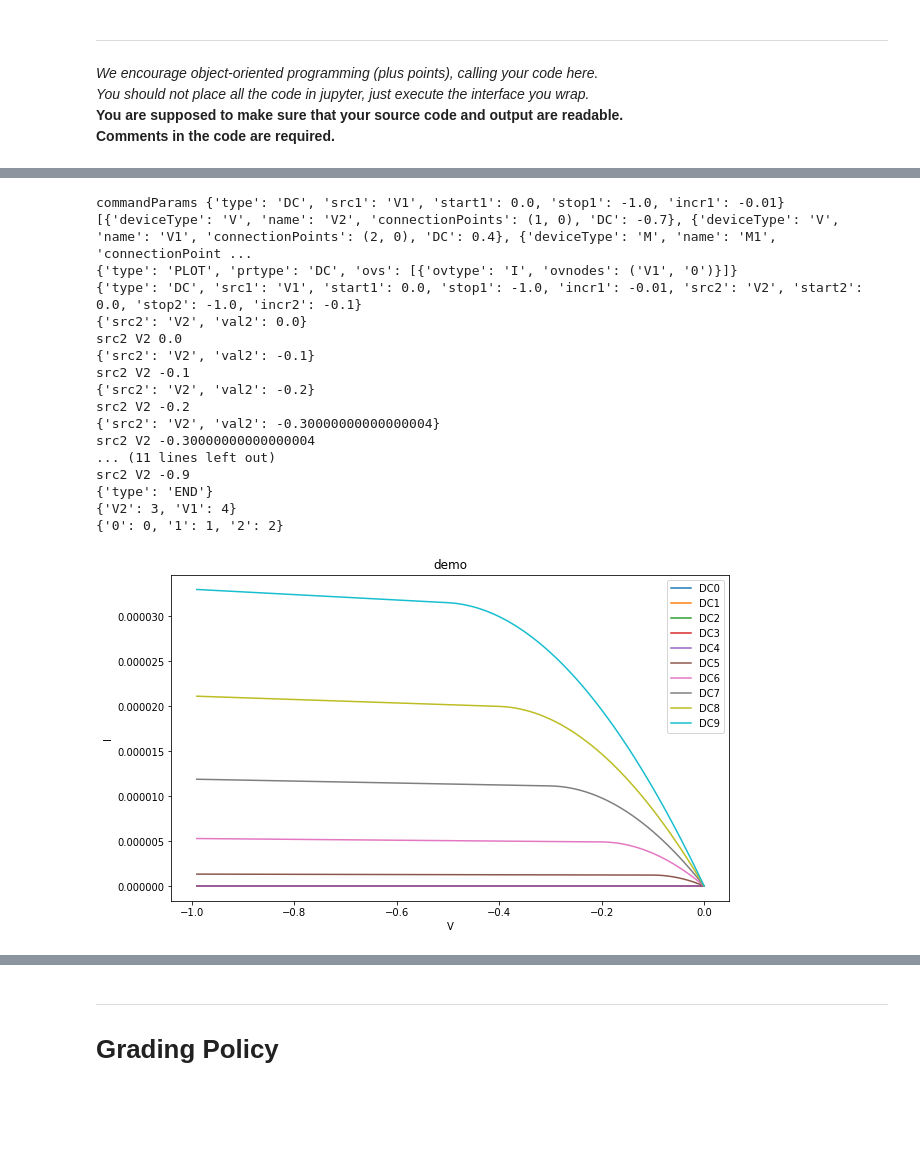
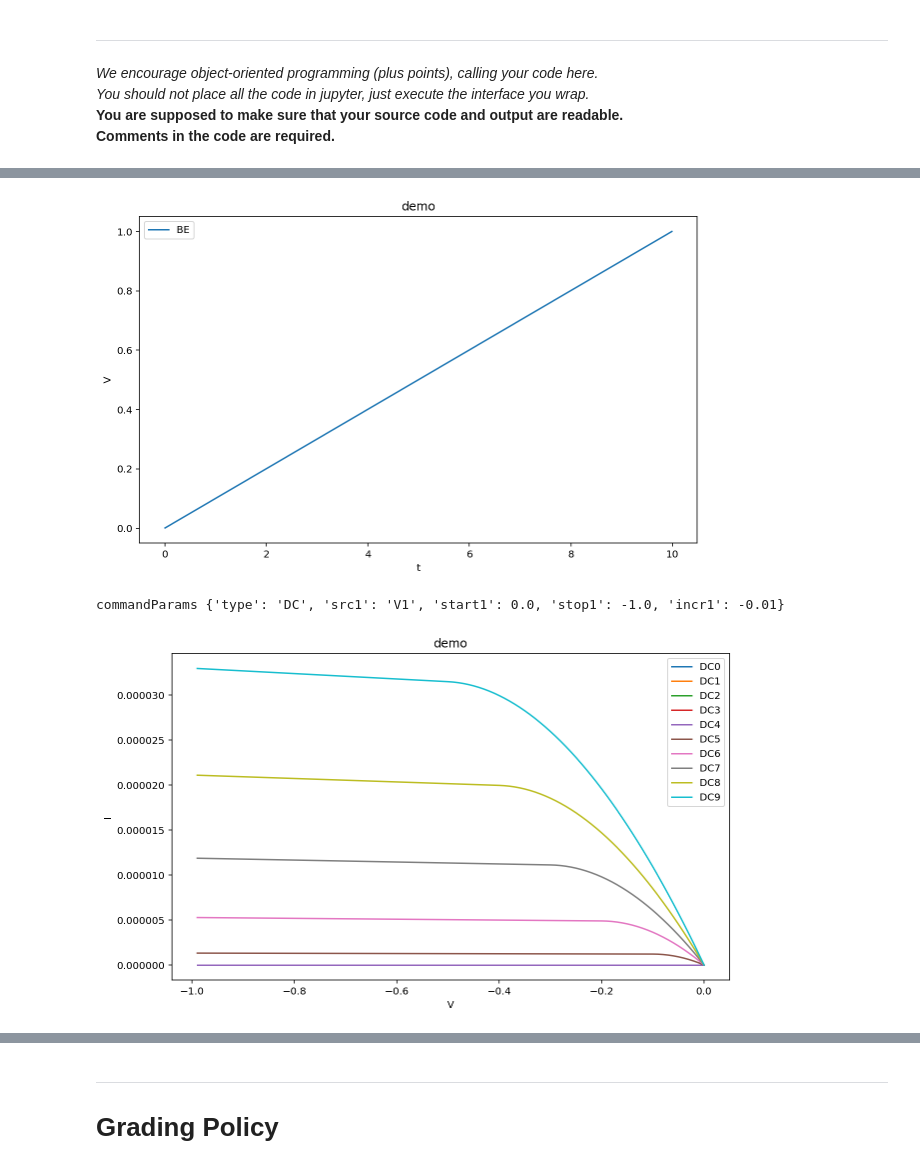
Before and after one commit to GaryYuyjl/EDAproject, a Jupyter notebook: 515260910007_JialiYu_HW4.ipynb, the cells around one changed output, grey strips where cells are left out. Cells and saved outputs as stored; diff of their text form; code cells hidden in the pictures; blank space fills up the shorter version.

```diff
--- a/515260910007_JialiYu_HW4.ipynb
+++ b/515260910007_JialiYu_HW4.ipynb
@@ -83,8 +108,24 @@ C4 2 0 5
+# %%
+from Spice import Spice
+netlist2 = '''
+*netlist example 1
+I1 0 1 1
+D2 1 2
+C3 2 0 10
+.print TRAN V(2,0)
+.end
+'''
+mySpice = Spice()
+mySpice.parse(netlist2)
+mySpice.solveTran(method='BE', step=0.01, stop = 1000)
+mySpice.plotTranWithMatplotlib(step=0.01, stop = 1000)
+# %% [output]
+[figure, added]
 # %%
 # simulate the mosfet
 # PMOS DCT:
+# Ids - Vds
 netlist = """
-*netlist example 1
 *netlist example 1
 V2 1 0 -0.7
 V1 2 0 0.4
@@ -101,23 +142,7 @@ mySpice.parse(netlist)
 mySpice.plotDCWithMatplotlib(0, -1, -0.01)
 # %% [output]
 commandParams {'type': 'DC', 'src1': 'V1', 'start1': 0.0, 'stop1': -1.0, 'incr1': -0.01}
-[{'deviceType': 'V', 'name': 'V2', 'connectionPoints': (1, 0), 'DC': -0.7}, {'deviceType': 'V', 'name': 'V1', 'connectionPoints': (2, 0), 'DC': 0.4}, {'deviceType': 'M', 'name': 'M1', 'connectionPoint ...
-{'type': 'PLOT', 'prtype': 'DC', 'ovs': [{'ovtype': 'I', 'ovnodes': ('V1', '0')}]}
-{'type': 'DC', 'src1': 'V1', 'start1': 0.0, 'stop1': -1.0, 'incr1': -0.01, 'src2': 'V2', 'start2': 0.0, 'stop2': -1.0, 'incr2': -0.1}
-{'src2': 'V2', 'val2': 0.0}
-src2 V2 0.0
-{'src2': 'V2', 'val2': -0.1}
-src2 V2 -0.1
-{'src2': 'V2', 'val2': -0.2}
-src2 V2 -0.2
-{'src2': 'V2', 'val2': -0.30000000000000004}
-src2 V2 -0.30000000000000004
-... (11 lines left out)
-src2 V2 -0.9
-{'type': 'END'}
-{'V2': 3, 'V1': 4}
-{'0': 0, '1': 1, '2': 2}
-[figure, old version]
+[figure, new version]
 # %%
 # simulate the mosfet
 # NMOS DCT:
```
Also changed, not shown: parts of 7 cells of this notebook, 7 other files.
